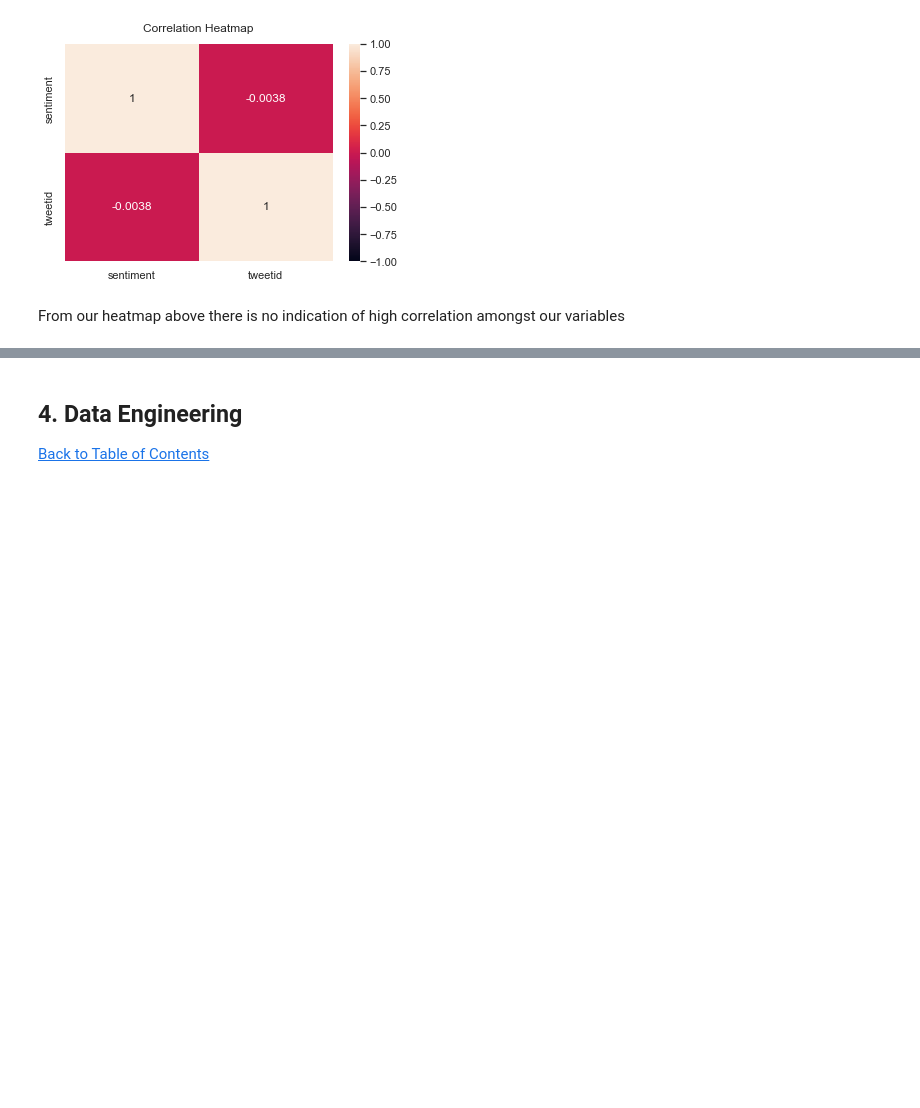
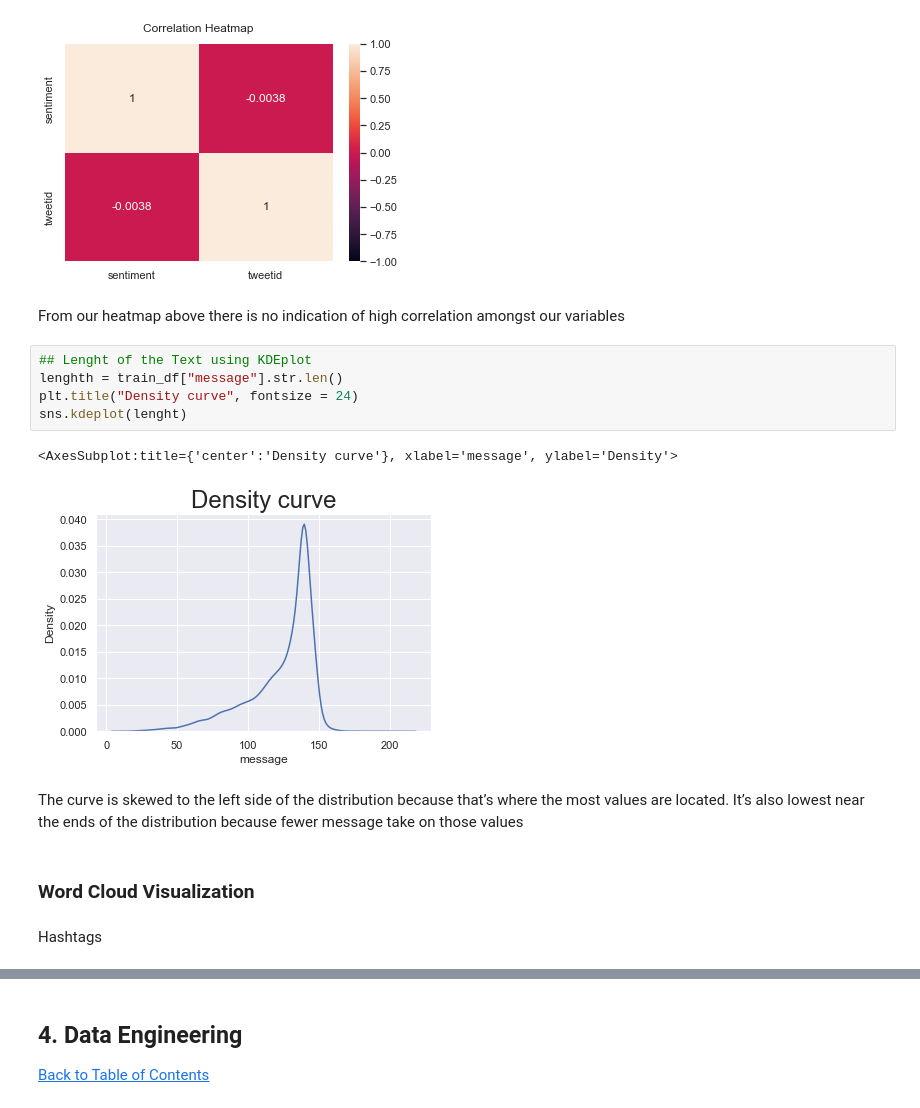
Before and after one commit to debangselaelo/JS1classification-predict-streamlit-template, a Jupyter notebook: ClassificationJS1.ipynb, the cells around one changed output, grey strips where cells are left out. Cells and saved outputs as stored; diff of their text form; blank space fills up the shorter version.

```diff
--- a/ClassificationJS1.ipynb
+++ b/ClassificationJS1.ipynb
@@ -217,3 +242,17 @@ heatmap.set_title('Correlation Heatmap', fontdict={'fontsize':12}, pad=12);
 [figure]
 # %% [markdown]
 From our heatmap above there is no indication of high correlation amongst our variables
+# %%
+## Lenght of the Text using KDEplot
+lenghth = train_df["message"].str.len()
+plt.title("Density curve", fontsize = 24)
+sns.kdeplot(lenght)
+# %% [output]
+<AxesSubplot:title={'center':'Density curve'}, xlabel='message', ylabel='Density'>
+[figure, added]
+# %% [markdown]
+The curve is skewed to the left side of the distribution because that’s where the most values are located. It’s also lowest near the ends of the distribution because fewer message take on those values
+# %% [markdown]
+### Word Cloud Visualization
+# %% [markdown]
+Hashtags
```
Also changed, not shown: parts of 79 cells of this notebook.
